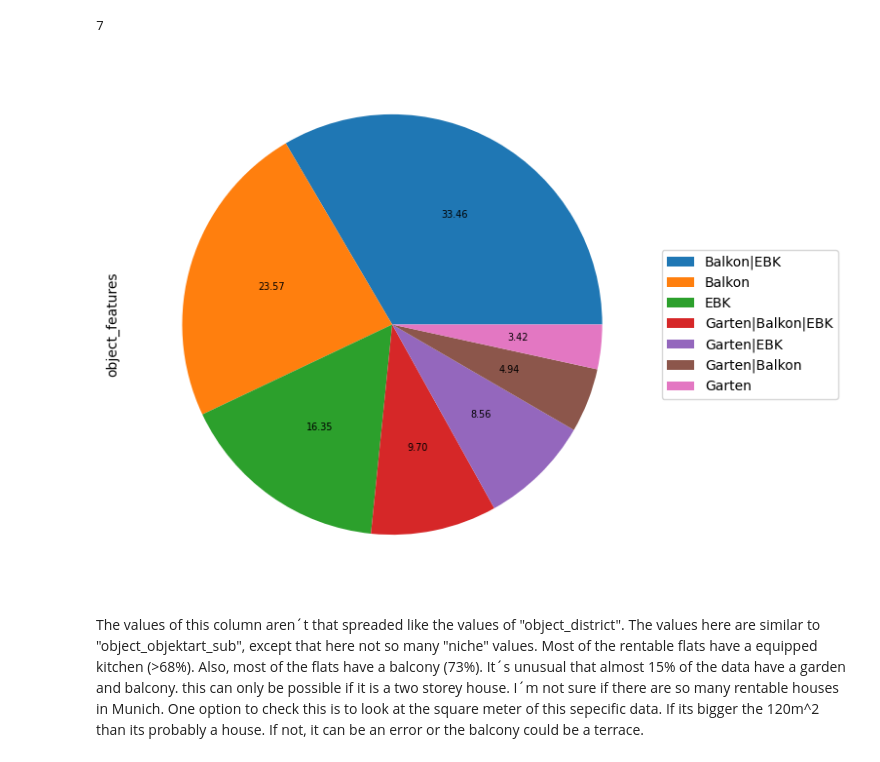
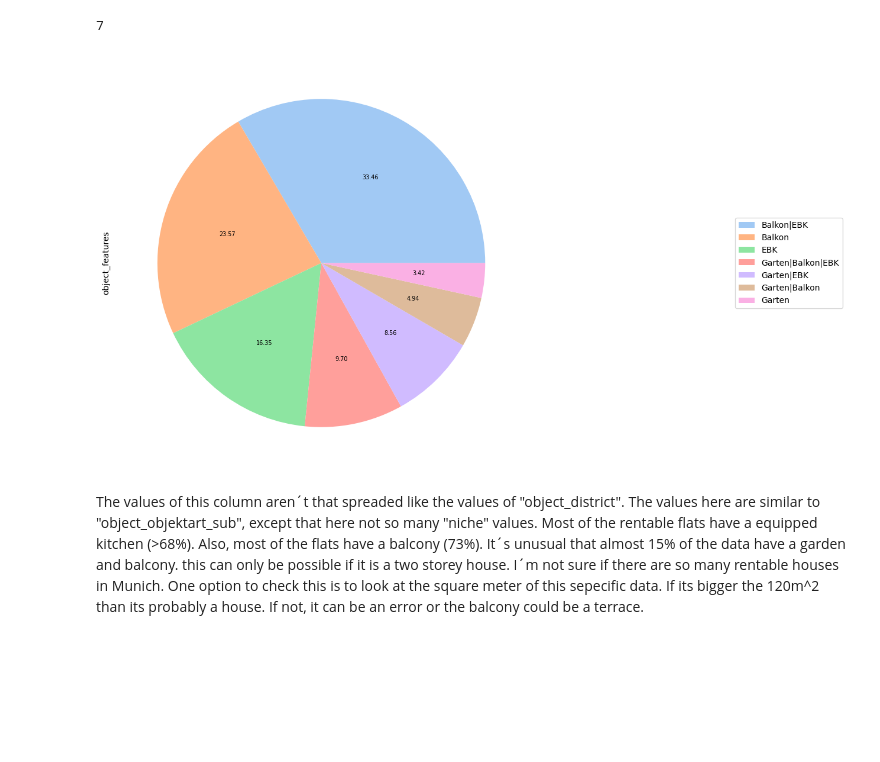
Before and after one commit to maximkiesel1/Machine_Learning_Rent_Prediction, a Jupyter notebook: Part_Two_EDA.ipynb, the cells around one changed output. Saved outputs shown, nothing was run; the diff lists cells and outputs as text; code cells hidden in the pictures; blank space fills up the shorter version.

```diff
--- a/Part_Two_EDA.ipynb
+++ b/Part_Two_EDA.ipynb
@@ -313,13 +384,17 @@ len(df5["object_features"].value_counts(normalize=True))
 # %% [output]
 7
 # %%
+plt.figure(figsize=(9,9))
+colors = sns.color_palette("pastel")[0:25]
 df5["object_features"].value_counts(normalize=True).plot.pie(autopct="%.2f" ,fontsize=7, figsize=(10,7),
-                                                               subplots=True, labeldistance=None, legend=True)
+                                                               subplots=True, labeldistance=None, legend=True,
+                                                             colors=colors)
 plt.legend(loc='center left', bbox_to_anchor=(1.0, 0.5))
+colors = sns.color_palette("pastel")[0:9]
+plt.legend(loc='center left', bbox_to_anchor=(1.5, 0.5))
 plt.show()
-plt.close()
 # %% [output]
-[figure, old version]
+[figure, new version]
 # %% [markdown]
 The values of this column aren´t that spreaded like the values of "object_district". The values here are similar to "object_objektart_sub", except that here not so many "niche" values.
 Most of the rentable flats have a equipped kitchen (>68%). Also, most of the flats have a balcony (73%). It´s unusual that almost 15% of the data have a garden and balcony. this can only be possible if it is a two storey house. I´m not sure if there are so many rentable houses in Munich. One option to check this is to look at the square meter of this sepecific data. If its bigger the 120m^2 than its probably a house. If not, it can be an error or the balcony could be a terrace.
```
Also changed, not shown: parts of 44 cells of this notebook.
